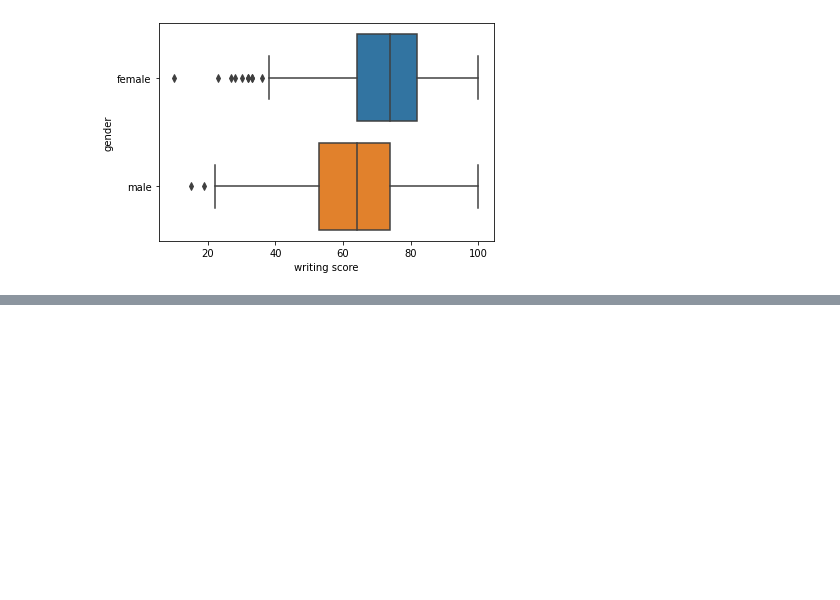
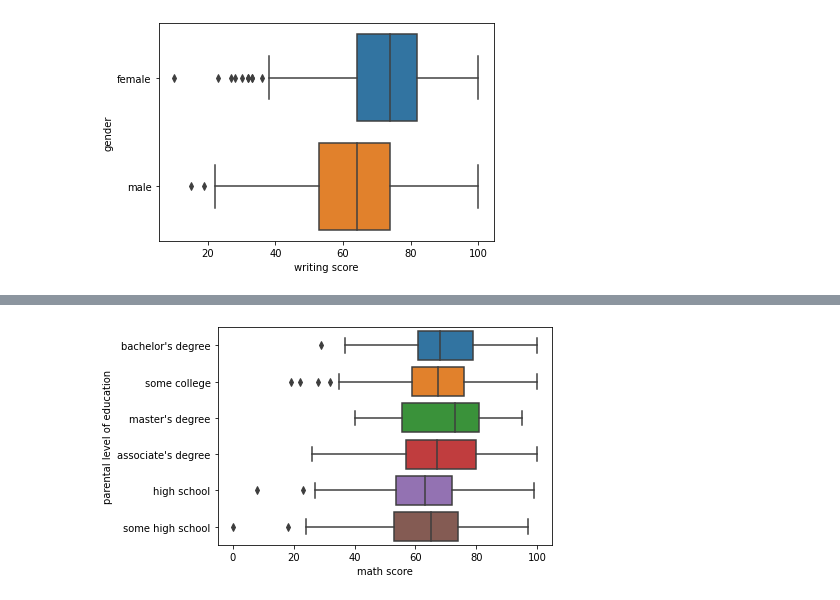
Before and after one commit to JardelSilva-86/Python-para-An-lise-de-Dados, a Jupyter notebook: Projeto_Educação.ipynb, the cells around one changed output, grey strips where cells are left out. Saved outputs shown, nothing was run; the diff lists cells and outputs as text; code cells hidden in the pictures; blank space fills up the shorter version.

```diff
--- a/Projeto_Educação.ipynb
+++ b/Projeto_Educação.ipynb
@@ -141,0 +166,4 @@ sns.boxplot( data=base_dados, x='writing score', y='gender' );
+# %%
+sns.boxplot( data=base_dados, x='math score', y='parental level of education' );
+# %% [output]
+[figure, added]
```
Also changed, not shown: parts of 4 cells of this notebook.
